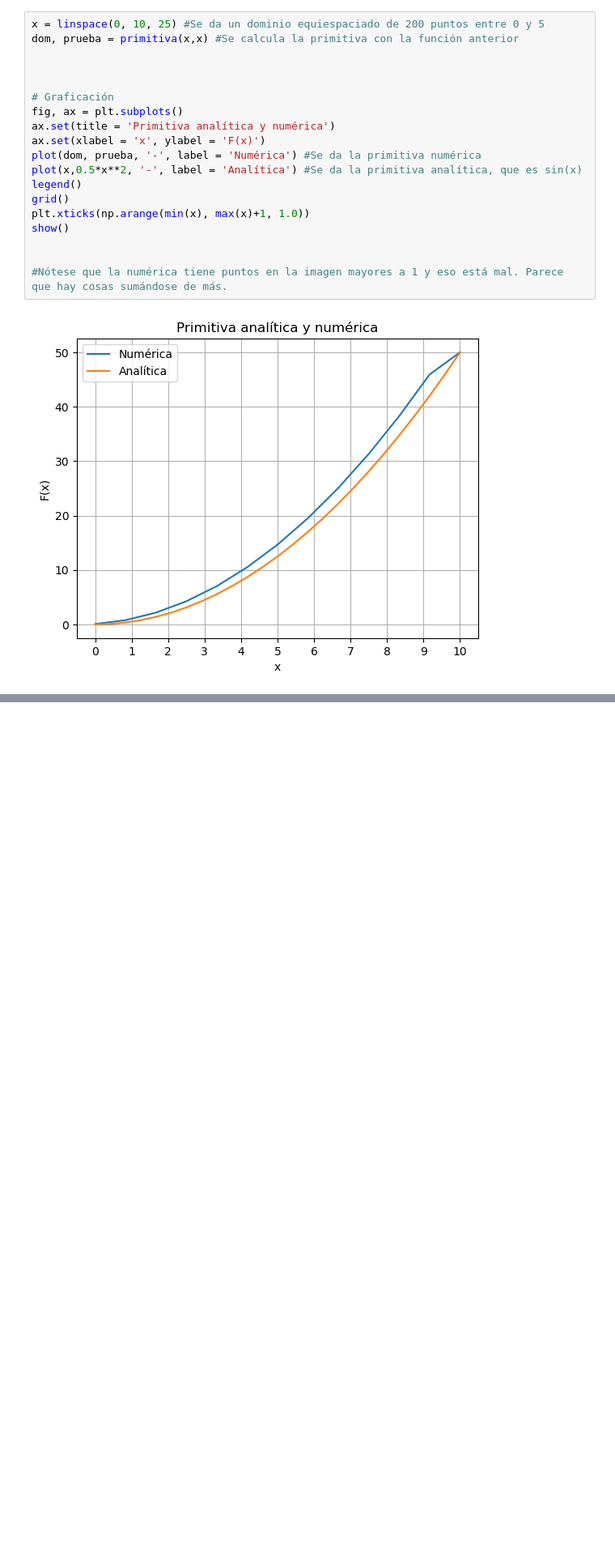
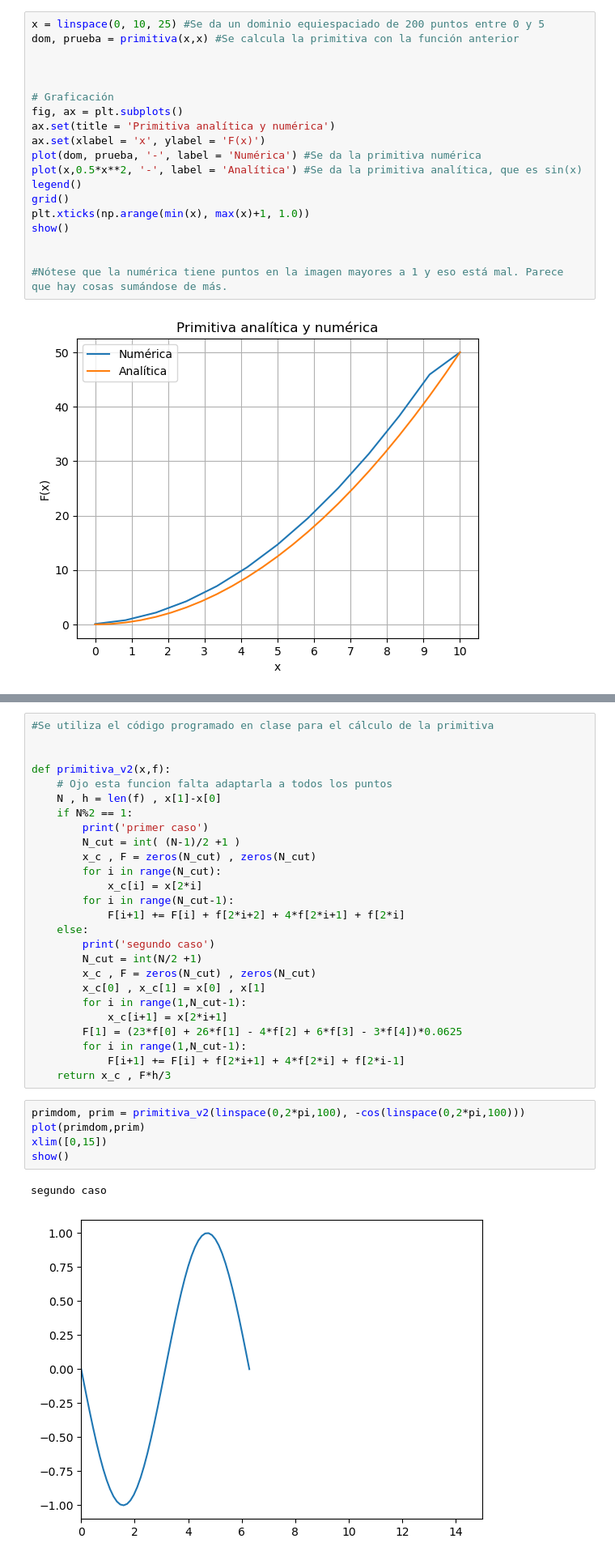
Before and after one commit to nico-qr/tareas_fisicacompu, a Jupyter notebook: Tarea 1.ipynb, the cells around one changed output, grey strips where cells are left out. Shown: that part at 81% size. Saved outputs shown, nothing was run; the diff lists cells and outputs as text; blank space fills up the shorter version.

```diff
--- a/Tarea 1.ipynb
+++ b/Tarea 1.ipynb
@@ -175,0 +346,34 @@ show()
+# %%
+#Se utiliza el código programado en clase para el cálculo de la primitiva
+
+
+def primitiva_v2(x,f):
+    # Ojo esta funcion falta adaptarla a todos los puntos
+    N , h = len(f) , x[1]-x[0]
+    if N%2 == 1:
+        print('primer caso')
+        N_cut = int( (N-1)/2 +1 )
+        x_c , F = zeros(N_cut) , zeros(N_cut)
+        for i in range(N_cut):
+            x_c[i] = x[2*i]
+        for i in range(N_cut-1):
+            F[i+1] += F[i] + f[2*i+2] + 4*f[2*i+1] + f[2*i]
+    else:
+        print('segundo caso')
+        N_cut = int(N/2 +1)
+        x_c , F = zeros(N_cut) , zeros(N_cut)
+        x_c[0] , x_c[1] = x[0] , x[1]
+        for i in range(1,N_cut-1):
+            x_c[i+1] = x[2*i+1]
+        F[1] = (23*f[0] + 26*f[1] - 4*f[2] + 6*f[3] - 3*f[4])*0.0625
+        for i in range(1,N_cut-1):
+            F[i+1] += F[i] + f[2*i+1] + 4*f[2*i] + f[2*i-1]
+    return x_c , F*h/3
+# %%
+primdom, prim = primitiva_v2(linspace(0,2*pi,100), -cos(linspace(0,2*pi,100)))
+plot(primdom,prim)
+xlim([0,15])
+show()
+# %% [output]
+segundo caso
+[figure, added]
```
Also changed, not shown: parts of 16 cells of this notebook, 1 other file.
